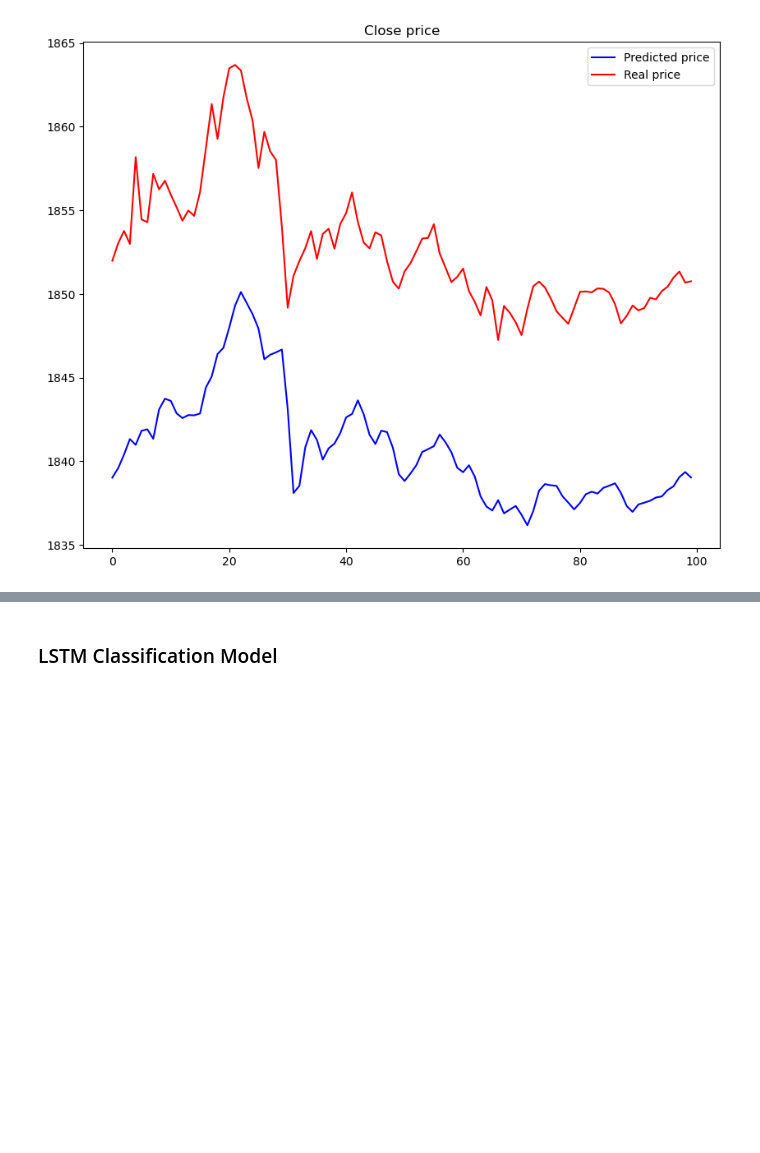
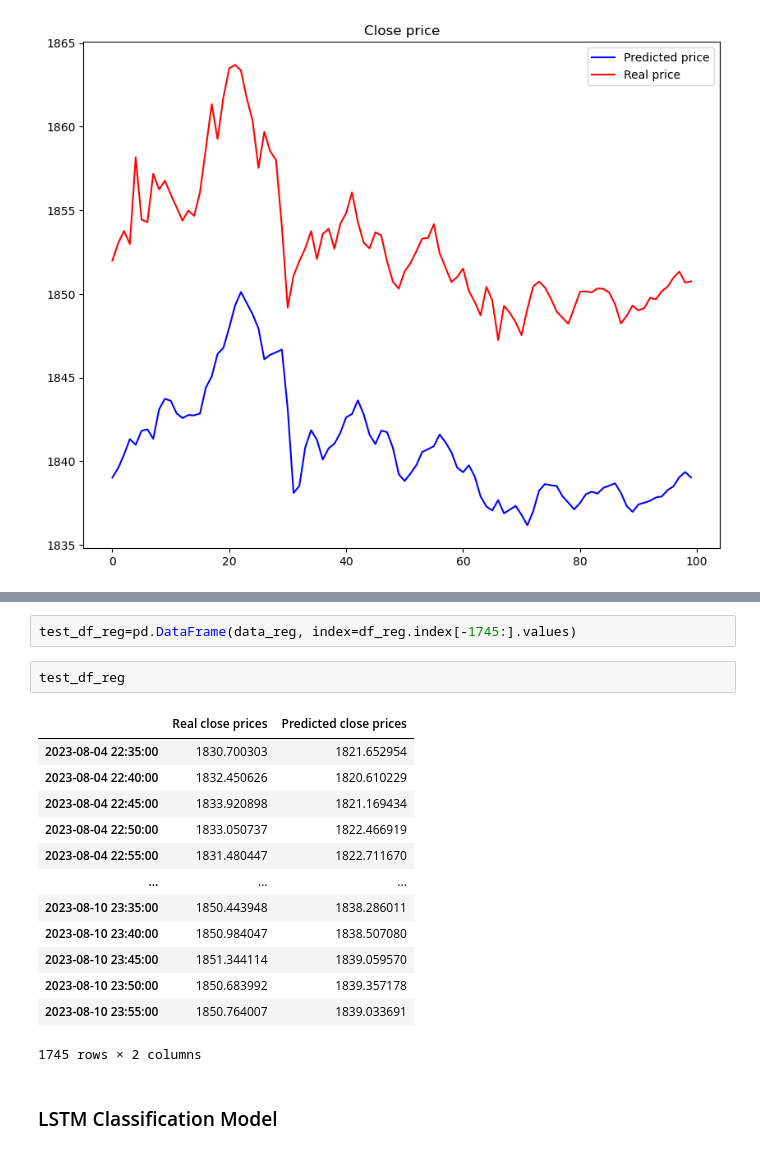
Before and after one commit to Farzad-ES/Crypto-Price-Forecasting, a Jupyter notebook: Time Series Forecaster.ipynb, the cells around one changed output, grey strips where cells are left out. Cells and saved outputs as stored; diff of their text form; blank space fills up the shorter version.

```diff
--- a/Time Series Forecaster.ipynb
+++ b/Time Series Forecaster.ipynb
@@ -265,3 +273,21 @@ plt.show()
+# %%
+test_df_reg=pd.DataFrame(data_reg, index=df_reg.index[-1745:].values)
+# %%
+test_df_reg
+# %% [output]
+|  | Real close prices | Predicted close prices |
+| 2023-08-04 22:35:00 | 1830.700303 | 1821.652954 |
+| 2023-08-04 22:40:00 | 1832.450626 | 1820.610229 |
+| 2023-08-04 22:45:00 | 1833.920898 | 1821.169434 |
+| 2023-08-04 22:50:00 | 1833.050737 | 1822.466919 |
+| 2023-08-04 22:55:00 | 1831.480447 | 1822.711670 |
+| ... | ... | ... |
+| 2023-08-10 23:35:00 | 1850.443948 | 1838.286011 |
+| 2023-08-10 23:40:00 | 1850.984047 | 1838.507080 |
+| 2023-08-10 23:45:00 | 1851.344114 | 1839.059570 |
+| 2023-08-10 23:50:00 | 1850.683992 | 1839.357178 |
+| 2023-08-10 23:55:00 | 1850.764007 | 1839.033691 |
+1745 rows × 2 columns
 # %% [markdown]
 ### LSTM Classification Model
 # %%
```
Also changed, not shown: parts of 4 cells of this notebook.
